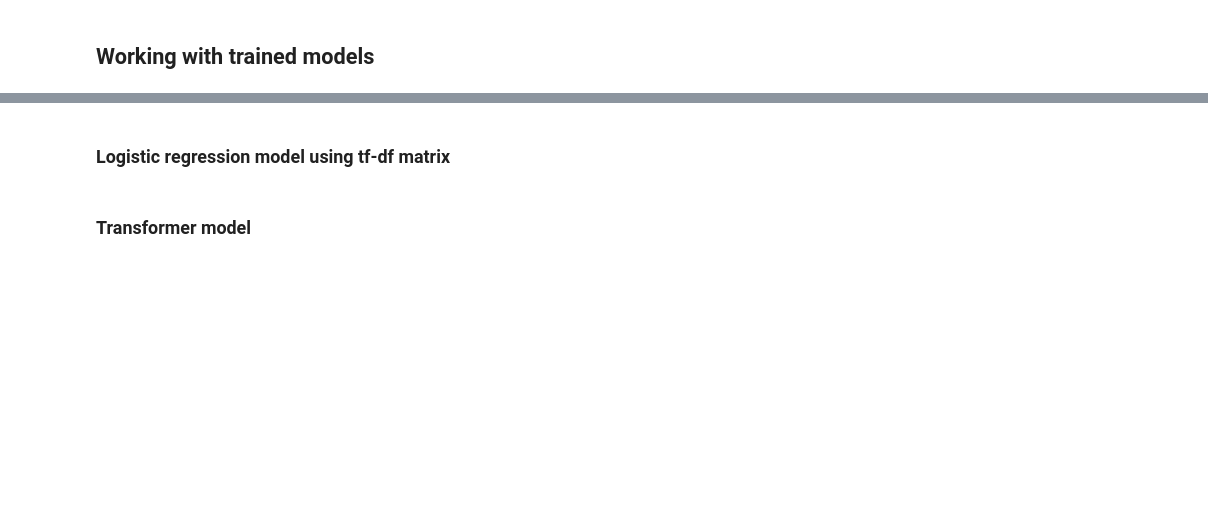
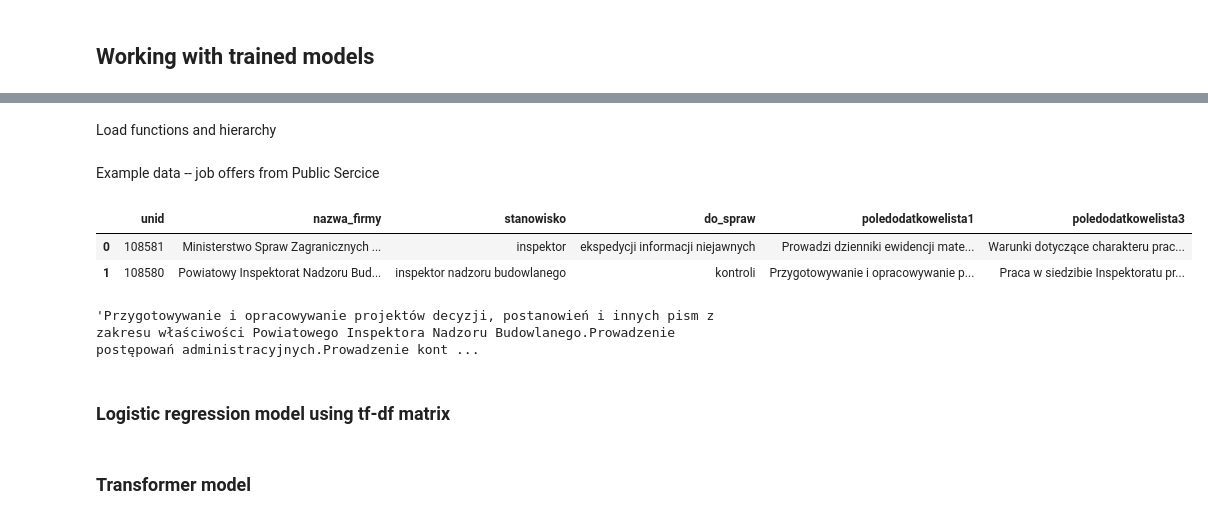
Before and after one commit to ONLABSPL/job-ads-classifier, a Jupyter notebook: job_classification_examples.ipynb, the cells around one changed output, grey strips where cells are left out. Drawn from its saved outputs; the diff is of its cells as text; code cells hidden in the pictures; blank space fills up the shorter version.

```diff
--- a/job_classification_examples.ipynb
+++ b/job_classification_examples.ipynb
@@ -29,3 +109,25 @@ Install required packages
+# %% [markdown]
+Load functions and hierarchy
+# %% [markdown]
+Example data -- job offers from Public Sercice
+# %%
+kprm_df=pd.read_xml("https://nabory.kprm.gov.pl/pls/serwis/app.xml", xpath = "./new/oferta")
+kprm_df = kprm_df.replace("\\<\\!\\[CDATA\\[ ", "", regex=True)
+kprm_df = kprm_df.replace(" \\]\\]\\>", "", regex=True)
+kprm_df = kprm_df.replace(r'<[^<>]*>', '', regex=True)
+kprm_df = kprm_df.replace('&nbsp;', ' ', regex=True)
+kprm_df = kprm_df.replace('&dash;', ' ', regex=True)
+kprm_df = kprm_df.replace('&oacute;', ' ', regex=True)
+kprm_df = kprm_df.replace('\r', ' ', regex=True)
+kprm_df[["unid", "nazwa_firmy", "stanowisko", "do_spraw", "poledodatkowelista1", "poledodatkowelista3"]].head(n=2)
+# %% [output]
+|  | unid | nazwa_firmy | stanowisko | do_spraw | poledodatkowelista1 | poledodatkowelista3 |
+| 0 | 108581 | Ministerstwo Spraw Zagranicznych ... | inspektor | ekspedycji informacji niejawnych | Prowadzi dzienniki ewidencji mate... | Warunki dotyczące charakteru prac... |
+| 1 | 108580 | Powiatowy Inspektorat Nadzoru Bud... | inspektor nadzoru budowlanego | kontroli | Przygotowywanie i opracowywanie p... | Praca w siedzibie Inspektoratu pr... |
+# %%
+kprm_df.poledodatkowelista1[1]
+# %% [output]
+'Przygotowywanie i opracowywanie projektów decyzji, postanowień i innych pism z zakresu właściwości Powiatowego Inspektora Nadzoru Budowlanego.Prowadzenie postępowań administracyjnych.Prowadzenie kont ...
 # %% [markdown]
 ### Logistic regression model using tf-df matrix
 # %% [markdown]
```
Also changed, not shown: parts of 14 cells of this notebook.
